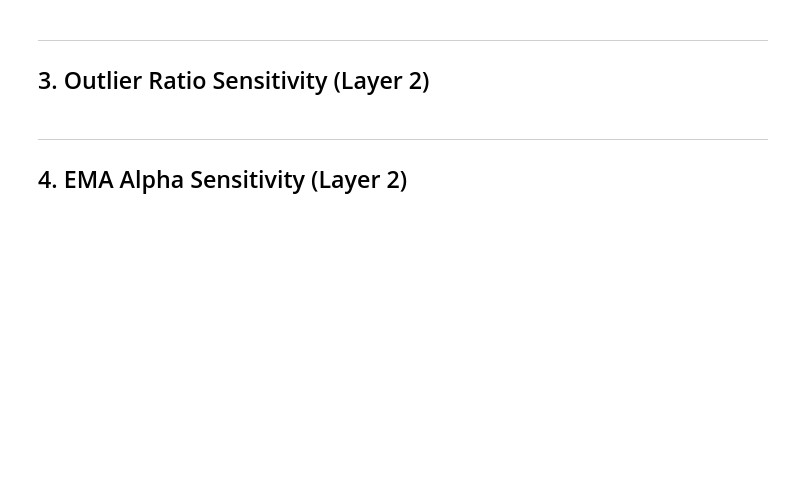
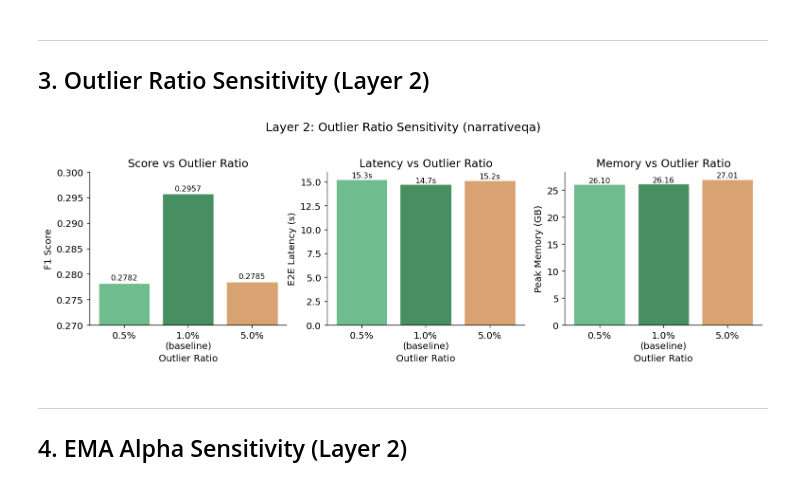
Before and after one commit to EvelynHung-79/LiveKVQuantP, a Jupyter notebook: analysis/ablation_studies.ipynb, the cells around one changed output. Cells and saved outputs as stored; diff of their text form; code cells hidden in the pictures; blank space fills up the shorter version.

```diff
--- a/analysis/ablation_studies.ipynb
+++ b/analysis/ablation_studies.ipynb
@@ -192,33 +203,36 @@ plt.show()
 or_configs = [
     ('0.5%', or_005), ('1.0%\n(baseline)', or_010), ('5.0%', or_050),
 ]
 or_labels  = [c[0] for c in or_configs]
 or_scores  = [c[1]['score'] for c in or_configs]
 or_e2e     = [c[1]['e2e'] / 1000 for c in or_configs]
 or_mem     = [c[1]['mem'] / 1024 for c in or_configs]
 
 fig, axes = plt.subplots(1, 3, figsize=(12, 4))
 or_colors = ['#5bb37f', '#2d7e4a', '#d4955f']
 
 for ax, vals, ylabel, title, fmt in [
     (axes[0], or_scores, 'F1 Score', 'Score vs Outlier Ratio', '.4f'),
     (axes[1], or_e2e, 'E2E Latency (s)', 'Latency vs Outlier Ratio', '.1f'),
     (axes[2], or_mem, 'Peak Memory (GB)', 'Memory vs Outlier Ratio', '.2f'),
 ]:
     bars = ax.bar(or_labels, vals, color=or_colors, alpha=0.88, edgecolor='white', linewidth=0.8)
     ax.set_ylabel(ylabel)
+    ax.set_xlabel('Outlier Ratio')
     ax.set_title(title)
     for b, v in zip(bars, vals):
         label = f'{v:{fmt}}' + ('s' if 'Latency' in ylabel else '')
         ax.text(b.get_x() + b.get_width()/2, v + (max(vals)-min(vals))*0.02,
                 label, ha='center', va='bottom', fontsize=9)
 
 axes[0].set_ylim(0.27, 0.30)
 
 fig.suptitle('Layer 2: Outlier Ratio Sensitivity (narrativeqa)', fontsize=14, y=1.02)
 fig.tight_layout()
 fig.savefig(f'{FIG_DIR}/ablation_outlier_ratio.png', bbox_inches='tight', dpi=150)
 plt.show()
+# %% [output]
+[figure, added]
 # %% [markdown]
 ---
 ## 4. EMA Alpha Sensitivity (Layer 2)
```
Also changed, not shown: parts of 8 cells of this notebook, 38 other files.
